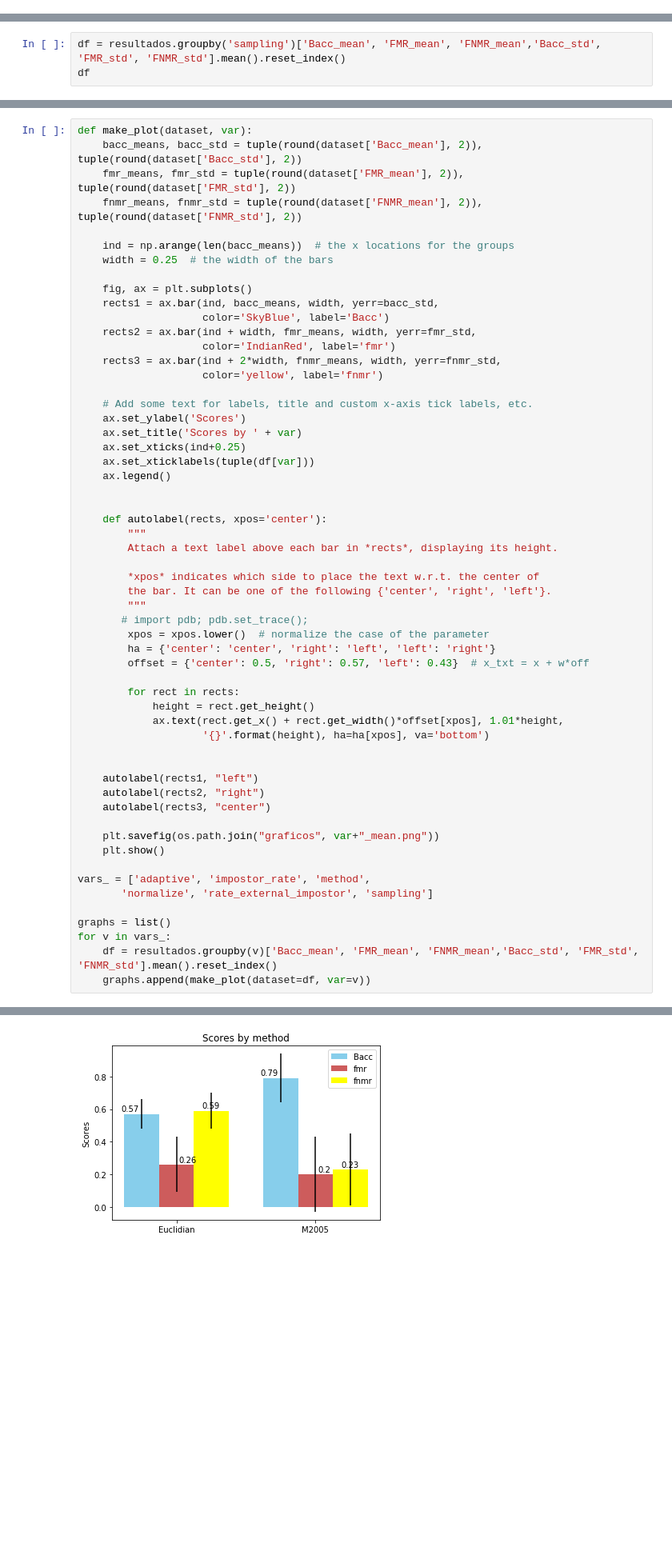
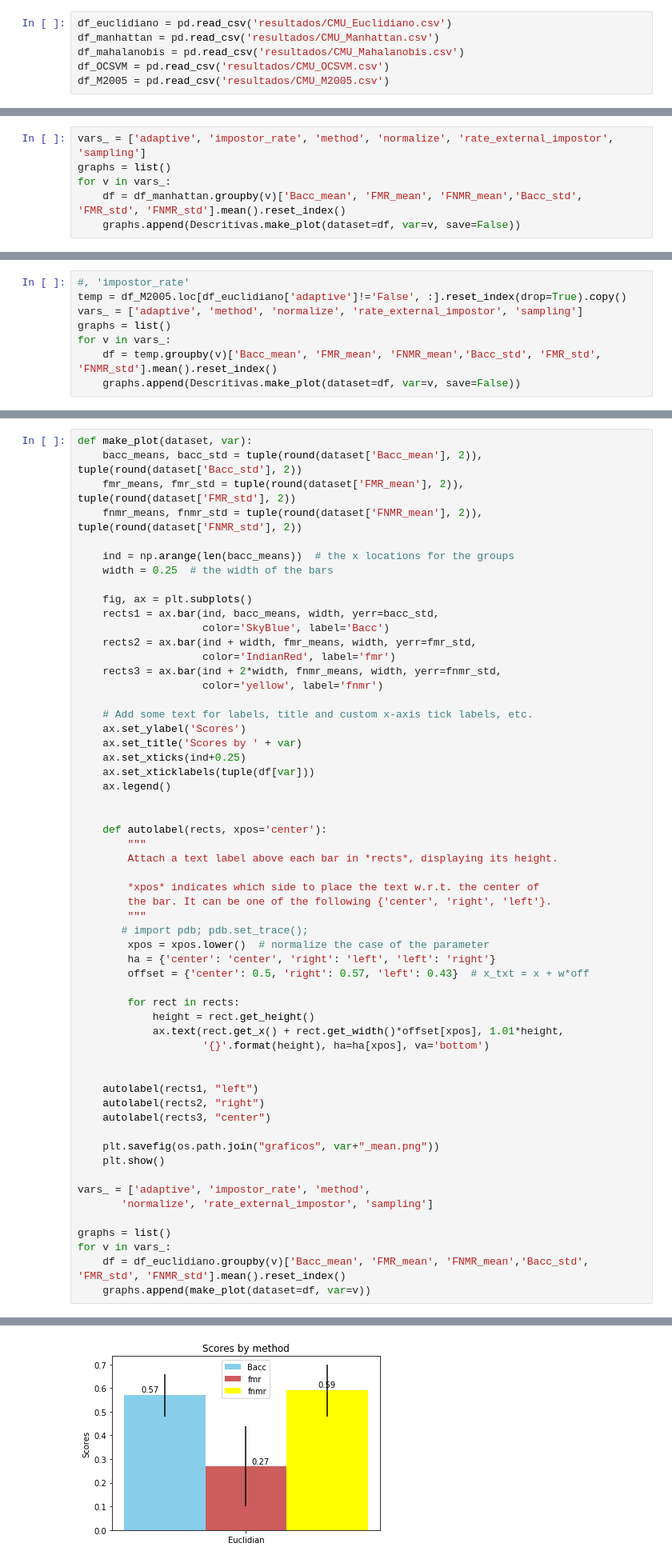
Before and after one commit to glauberiano/BiometricRecognitionSystemEvaluator, a Jupyter notebook: Descritiva.ipynb, the cells around one changed output, grey strips where cells are left out. Shown: that part at 80% size. Cells and saved outputs as stored; diff of their text form; blank space fills up the shorter version.

```diff
--- a/Descritiva.ipynb
+++ b/Descritiva.ipynb
@@ -23,0 +12,6 @@ resultados.head()
+# %%
+df_euclidiano = pd.read_csv('resultados/CMU_Euclidiano.csv')
+df_manhattan = pd.read_csv('resultados/CMU_Manhattan.csv')
+df_mahalanobis = pd.read_csv('resultados/CMU_Mahalanobis.csv')
+df_OCSVM = pd.read_csv('resultados/CMU_OCSVM.csv')
+df_M2005 = pd.read_csv('resultados/CMU_M2005.csv')
@@ -23,0 +22,6 @@ resultados.head()
+# %%
+vars_ = ['adaptive', 'impostor_rate', 'method', 'normalize', 'rate_external_impostor', 'sampling']
+graphs = list()
+for v in vars_:
+    df = df_manhattan.groupby(v)['Bacc_mean', 'FMR_mean', 'FNMR_mean','Bacc_std', 'FMR_std', 'FNMR_std'].mean().reset_index()
+    graphs.append(Descritivas.make_plot(dataset=df, var=v, save=False))
@@ -23,0 +37,8 @@ resultados.head()
+# %%
+#, 'impostor_rate'
+temp = df_M2005.loc[df_euclidiano['adaptive']!='False', :].reset_index(drop=True).copy()
+vars_ = ['adaptive', 'method', 'normalize', 'rate_external_impostor', 'sampling']
+graphs = list()
+for v in vars_:
+    df = temp.groupby(v)['Bacc_mean', 'FMR_mean', 'FNMR_mean','Bacc_std', 'FMR_std', 'FNMR_std'].mean().reset_index()
+    graphs.append(Descritivas.make_plot(dataset=df, var=v, save=False))
@@ -24,5 +51,2 @@ resultados.head()
 # %% [markdown]
 ## Algoritmo Euclidiano
-# %%
-df = resultados.groupby('sampling')['Bacc_mean', 'FMR_mean', 'FNMR_mean','Bacc_std', 'FMR_std', 'FNMR_std'].mean().reset_index()
-df
@@ -91,6 +105,6 @@ vars_ = ['adaptive', 'impostor_rate', 'method',
 
 graphs = list()
 for v in vars_:
-    df = resultados.groupby(v)['Bacc_mean', 'FMR_mean', 'FNMR_mean','Bacc_std', 'FMR_std', 'FNMR_std'].mean().reset_index()
+    df = df_euclidiano.groupby(v)['Bacc_mean', 'FMR_mean', 'FNMR_mean','Bacc_std', 'FMR_std', 'FNMR_std'].mean().reset_index()
     graphs.append(make_plot(dataset=df, var=v))
 # %% [output]
@@ -99 +113 @@ for v in vars_:
-[figure, old version]
+[figure, new version]
```
Also changed, not shown: parts of 12 cells of this notebook, 25 other files.
